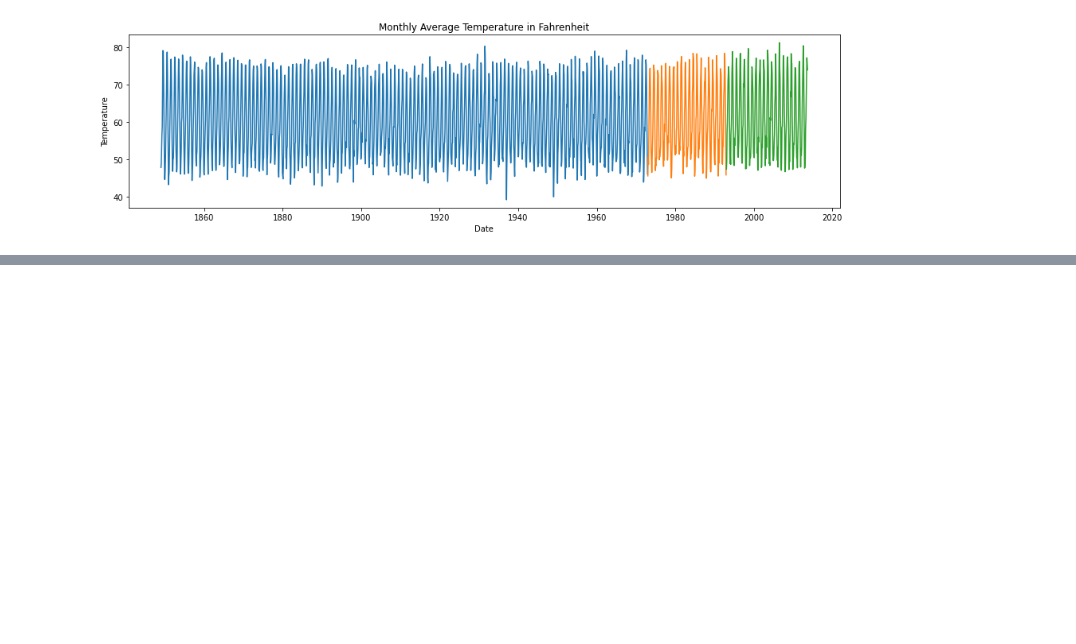
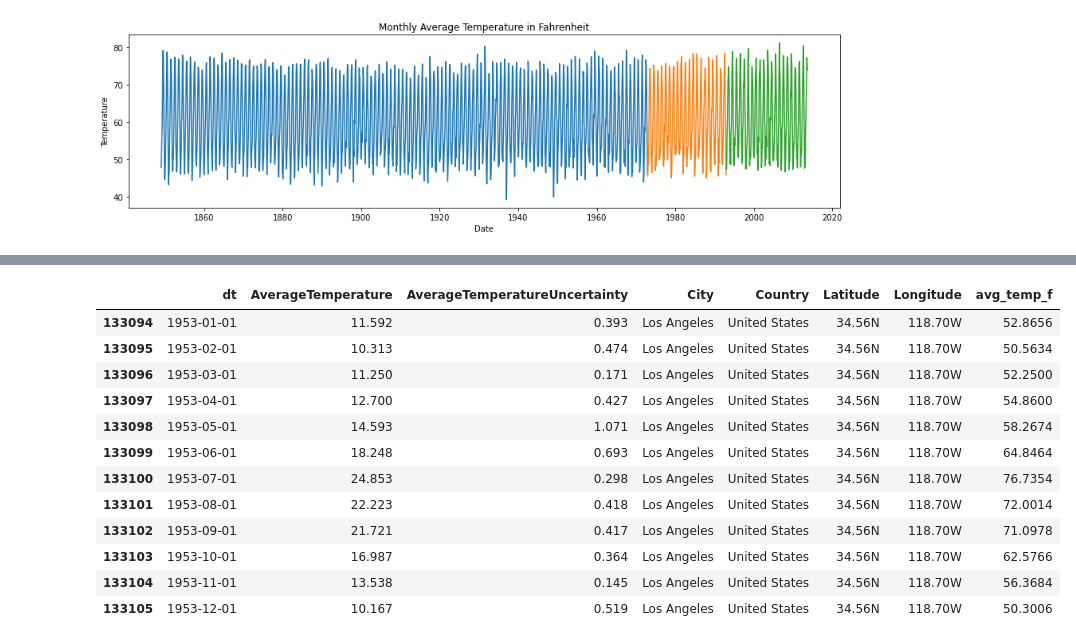
Before and after one commit to jeffakins/time_series, a Jupyter notebook: timeseries_mini_project.ipynb, the cells around one changed output, grey strips where cells are left out. Drawn from its saved outputs; the diff is of its cells as text; code cells hidden in the pictures; blank space fills up the shorter version.

```diff
--- a/timeseries_mini_project.ipynb
+++ b/timeseries_mini_project.ipynb
@@ -295,0 +324,16 @@ plt.show()
+# %%
+train[train.dt.dt.year == 1953]
+# %% [output]
+|  | dt | AverageTemperature | AverageTemperatureUncertainty | City | Country | Latitude | Longitude | avg_temp_f |
+| 133094 | 1953-01-01 | 11.592 | 0.393 | Los Angeles | United States | 34.56N | 118.70W | 52.8656 |
+| 133095 | 1953-02-01 | 10.313 | 0.474 | Los Angeles | United States | 34.56N | 118.70W | 50.5634 |
+| 133096 | 1953-03-01 | 11.250 | 0.171 | Los Angeles | United States | 34.56N | 118.70W | 52.2500 |
+| 133097 | 1953-04-01 | 12.700 | 0.427 | Los Angeles | United States | 34.56N | 118.70W | 54.8600 |
+| 133098 | 1953-05-01 | 14.593 | 1.071 | Los Angeles | United States | 34.56N | 118.70W | 58.2674 |
+| 133099 | 1953-06-01 | 18.248 | 0.693 | Los Angeles | United States | 34.56N | 118.70W | 64.8464 |
+| 133100 | 1953-07-01 | 24.853 | 0.298 | Los Angeles | United States | 34.56N | 118.70W | 76.7354 |
+| 133101 | 1953-08-01 | 22.223 | 0.418 | Los Angeles | United States | 34.56N | 118.70W | 72.0014 |
+| 133102 | 1953-09-01 | 21.721 | 0.417 | Los Angeles | United States | 34.56N | 118.70W | 71.0978 |
+| 133103 | 1953-10-01 | 16.987 | 0.364 | Los Angeles | United States | 34.56N | 118.70W | 62.5766 |
+| 133104 | 1953-11-01 | 13.538 | 0.145 | Los Angeles | United States | 34.56N | 118.70W | 56.3684 |
+| 133105 | 1953-12-01 | 10.167 | 0.519 | Los Angeles | United States | 34.56N | 118.70W | 50.3006 |
```
Also changed, not shown: parts of 13 cells of this notebook.
